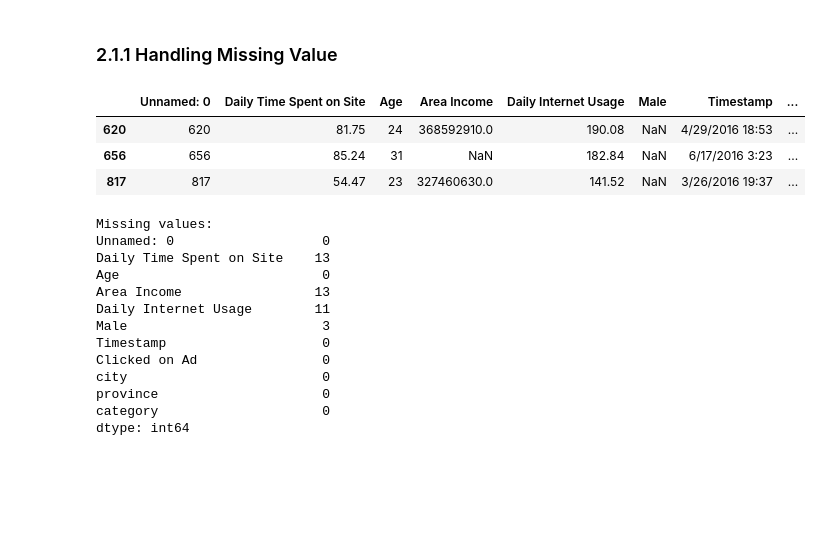
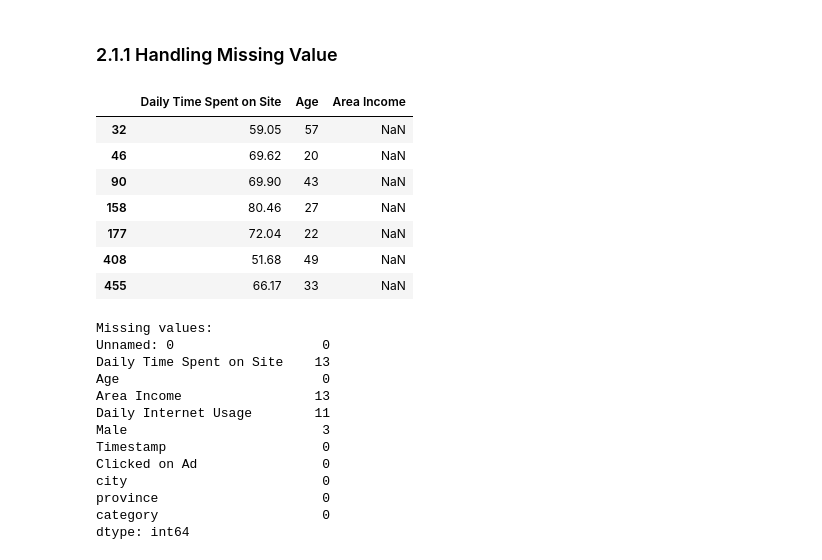
Before and after one commit to AcilRestu12/customer-ads-click-classification, a Jupyter notebook: code/MinPro 2_Tugas 2.ipynb, the cells around one changed output. Saved outputs shown, nothing was run; the diff lists cells and outputs as text; code cells hidden in the pictures; blank space fills up the shorter version.

```diff
--- a/code/MinPro 2_Tugas 2.ipynb
+++ b/code/MinPro 2_Tugas 2.ipynb
@@ -290,14 +290,18 @@ df_clean = df.copy()
 # %% [markdown]
 ### 2.1.1 Handling Missing Value
 # %%
-result = df.loc[df['Male'].isna()]
-# result[['Daily Time Spent on Site', 'Age', 'Area Income']][:7]
-result
+result = df.loc[df['Area Income'].isna()]
+result[['Daily Time Spent on Site', 'Age', 'Area Income']][:7]
+# result
 # %% [output]
-|  | Unnamed: 0 | Daily Time Spent on Site | Age | Area Income | Daily Internet Usage | Male | Timestamp | ... |
-| 620 | 620 | 81.75 | 24 | 368592910.0 | 190.08 | NaN | 4/29/2016 18:53 | ... |
-| 656 | 656 | 85.24 | 31 | NaN | 182.84 | NaN | 6/17/2016 3:23 | ... |
-| 817 | 817 | 54.47 | 23 | 327460630.0 | 141.52 | NaN | 3/26/2016 19:37 | ... |
+|  | Daily Time Spent on Site | Age | Area Income |
+| 32 | 59.05 | 57 | NaN |
+| 46 | 69.62 | 20 | NaN |
+| 90 | 69.90 | 43 | NaN |
+| 158 | 80.46 | 27 | NaN |
+| 177 | 72.04 | 22 | NaN |
+| 408 | 51.68 | 49 | NaN |
+| 455 | 66.17 | 33 | NaN |
 # %%
 # Pengecekan data yang missing value
 print("\nMissing values:")
```
Also changed, not shown: parts of 2 cells of this notebook, 2 other files.
